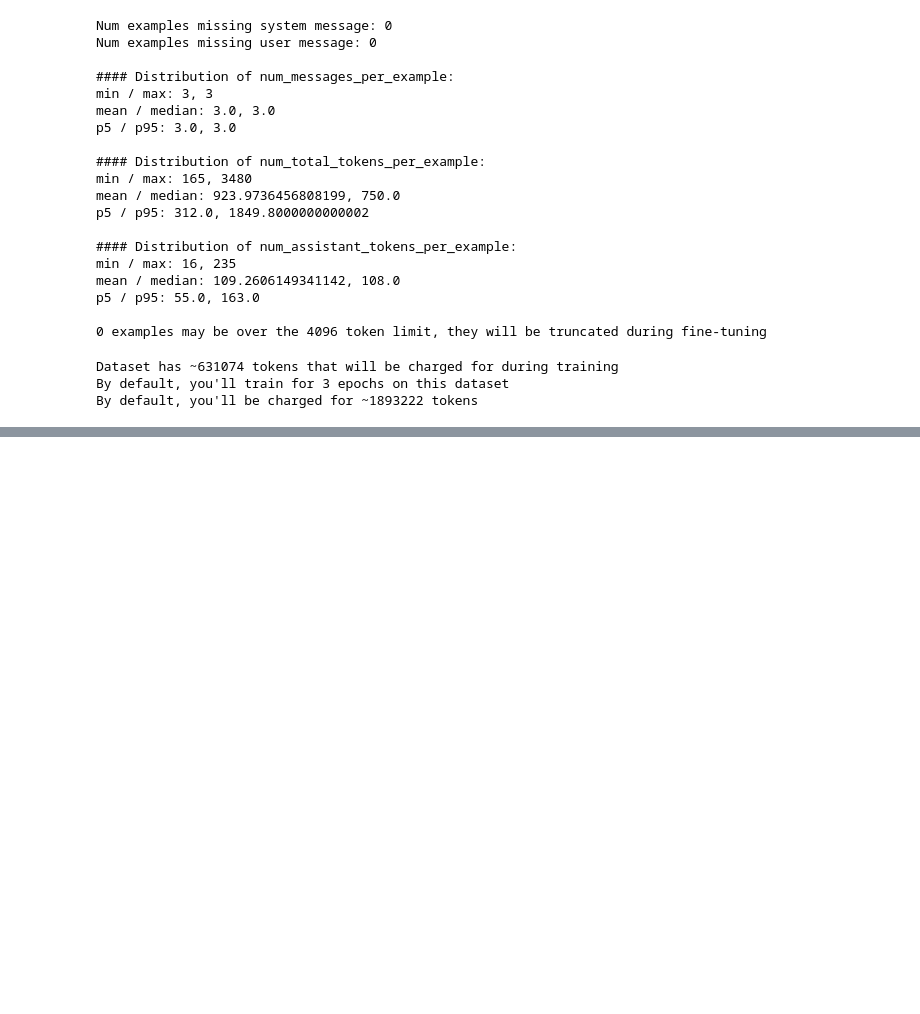
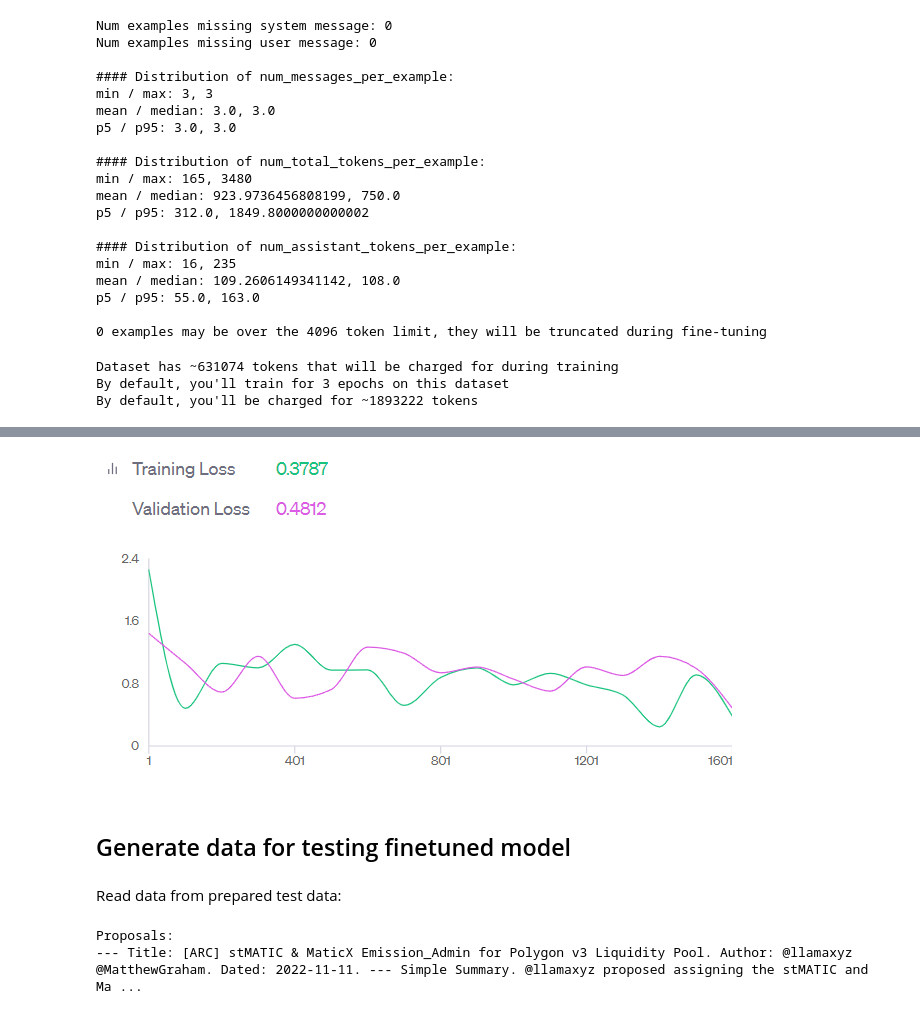
Before and after one commit to gladwel/DIP, a Jupyter notebook: notebooks/GPT_processing.ipynb, the cells around one changed output, grey strips where cells are left out. Drawn from its saved outputs; the diff is of its cells as text; code cells hidden in the pictures; blank space fills up the shorter version.

```diff
--- a/notebooks/GPT_processing.ipynb
+++ b/notebooks/GPT_processing.ipynb
@@ -784,0 +585,40 @@ By default, you'll be charged for ~1893222 tokens
+# %%
+display(Image.open("../models/GPTs/training.PNG"))
+# %% [output]
+[figure, added]
+# %% [markdown]
+## Generate data for testing finetuned model
+# %% [markdown]
+Read data from prepared test data:
+# %%
+proposals = []
+
+input_file_path = "../data/GPT/finetune/chat_finetune_test.jsonl"
+# Open the JSONL file and extract the relevant content
+with open(input_file_path, 'r') as file:
+    for line in file:
+        data = json.loads(line)
+        messages = data.get("messages", [])
+        user_message = None
+        assistant_message = None
+
+        for message in messages:
+            if message.get("role") == "user":
+                user_message = message.get("content")
+            elif message.get("role") == "assistant":
+                assistant_message = message.get("content")
+
+        if user_message and assistant_message:
+            # Extract and append the proposal and summary
+            start_index = user_message.find("You have following proposal:") + len("You have following proposal:")
+            end_index = user_message.find("Summarize it into one paragraph with simple language to make it easier to understand:")
+            proposal = user_message[start_index:end_index].strip()
+            proposals.append(proposal)
+
+# Print or use the extracted data
+print("Proposals:")
+for proposal in proposals[0:1]:
+    print(proposal)
+# %% [output]
+Proposals:
+--- Title: [ARC] stMATIC & MaticX Emission_Admin for Polygon v3 Liquidity Pool. Author: @llamaxyz @MatthewGraham. Dated: 2022-11-11. --- Simple Summary. @llamaxyz proposed assigning the stMATIC and Ma ...
```
Also changed, not shown: parts of 63 cells of this notebook.
